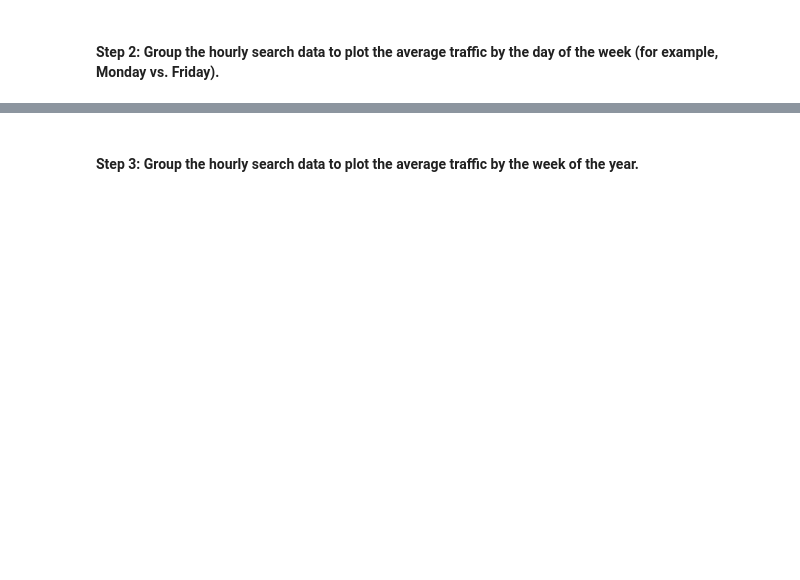
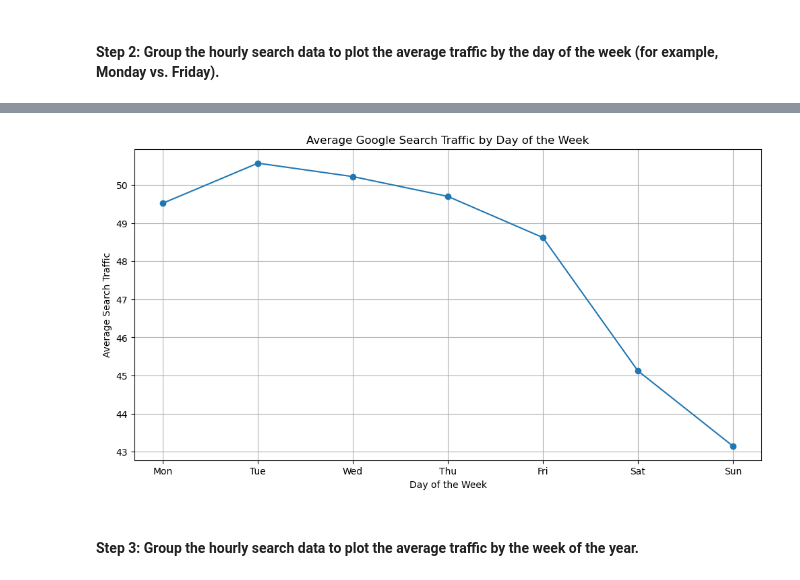
Before and after one commit to tsjohns9/prophet-challenge, a Jupyter notebook: forecasting_net_prophet.ipynb, the cells around one changed output, grey strips where cells are left out. Cells and saved outputs as stored; diff of their text form; code cells hidden in the pictures; blank space fills up the shorter version.

```diff
--- a/forecasting_net_prophet.ipynb
+++ b/forecasting_net_prophet.ipynb
@@ -177,2 +187,17 @@ To that end, you want to mine the search traffic data for predictable seasonal p
+# %%
+# Group the hourly search data to plot the average traffic by the day of week, using `df.index.isocalendar().day`.
+df_mercado_trends_copy['DayOfWeek'] = df_mercado_trends_copy.index.isocalendar().day
+average_traffic_by_day = df_mercado_trends_copy.groupby('DayOfWeek')['Search Trends'].mean()
+
+plt.figure(figsize=(12, 6))
+plt.plot(average_traffic_by_day.index, average_traffic_by_day, marker='o')
+plt.title('Average Google Search Traffic by Day of the Week')
+plt.xlabel('Day of the Week')
+plt.ylabel('Average Search Traffic')
+plt.xticks(ticks=[1, 2, 3, 4, 5, 6, 7], labels=['Mon', 'Tue', 'Wed', 'Thu', 'Fri', 'Sat', 'Sun'])
+plt.grid(True)
+plt.show()
+# %% [output]
+[figure, added]
 # %% [markdown]
 #### Step 3: Group the hourly search data to plot the average traffic by the week of the year.
```
Also changed, not shown: parts of 7 cells of this notebook.
